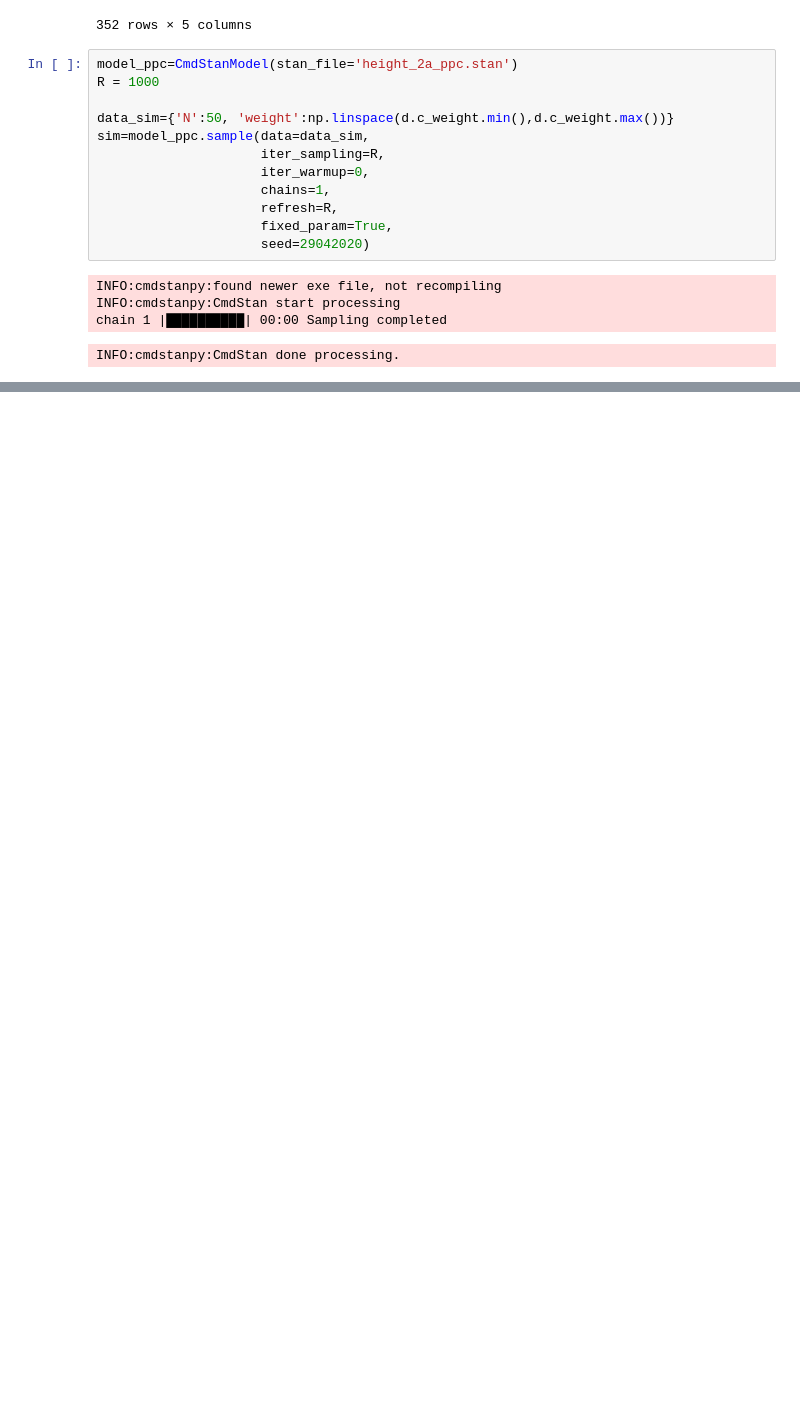
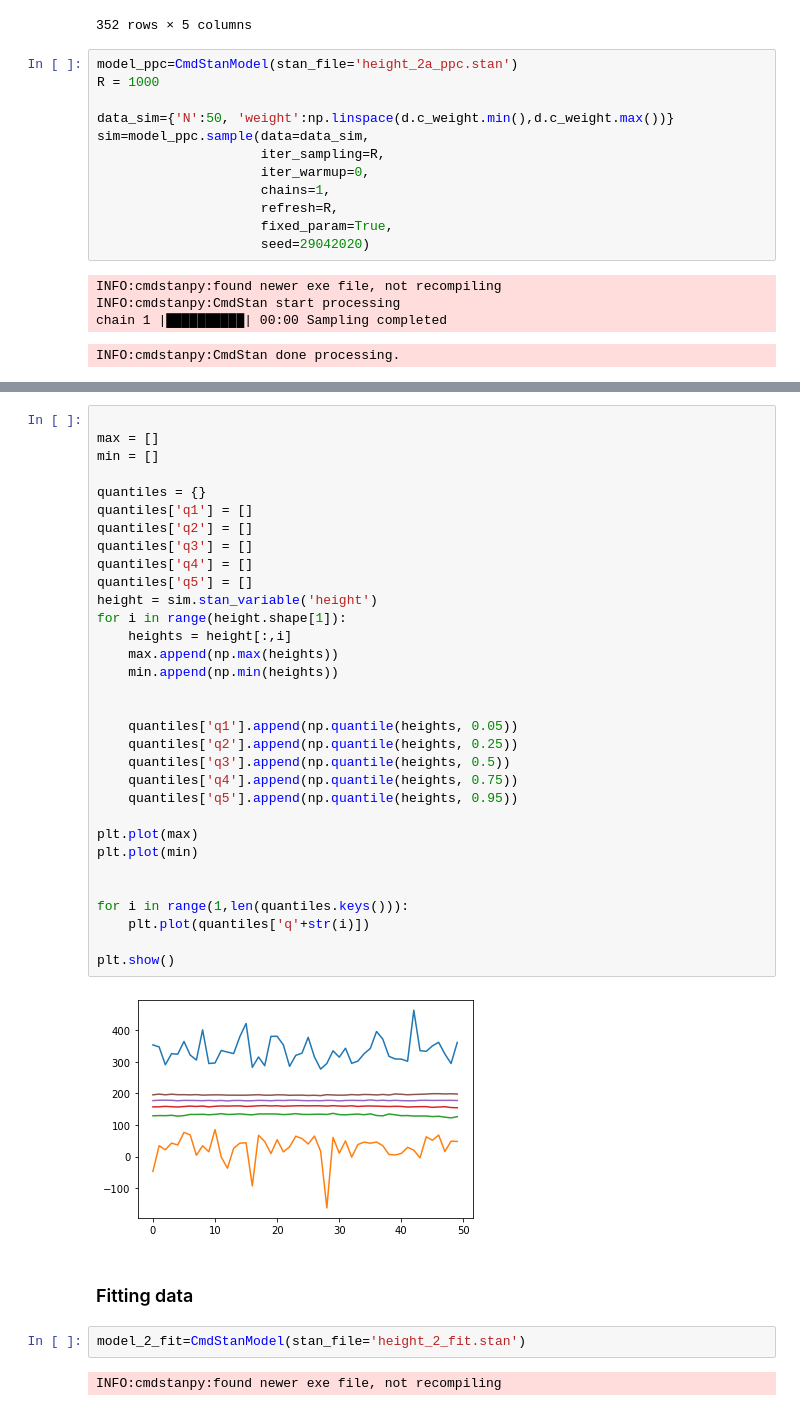
Before and after one commit to majedsuliman/Data-analysis, a Jupyter notebook: Lab4/Ex1.ipynb, the cells around one changed output, grey strips where cells are left out. Drawn from its saved outputs; the diff is of its cells as text; blank space fills up the shorter version.

```diff
--- a/Lab4/Ex1.ipynb
+++ b/Lab4/Ex1.ipynb
@@ -211,0 +271,40 @@ df
+# %%
+
+max = []
+min = []
+
+quantiles = {}
+quantiles['q1'] = []
+quantiles['q2'] = []
+quantiles['q3'] = []
+quantiles['q4'] = []
+quantiles['q5'] = []
+height = sim.stan_variable('height')
+for i in range(height.shape[1]):
+    heights = height[:,i]
+    max.append(np.max(heights))
+    min.append(np.min(heights))
+
+
+    quantiles['q1'].append(np.quantile(heights, 0.05))
+    quantiles['q2'].append(np.quantile(heights, 0.25))
+    quantiles['q3'].append(np.quantile(heights, 0.5))
+    quantiles['q4'].append(np.quantile(heights, 0.75))
+    quantiles['q5'].append(np.quantile(heights, 0.95))
+
+plt.plot(max)
+plt.plot(min)
+
+
+for i in range(1,len(quantiles.keys())):
+    plt.plot(quantiles['q'+str(i)])
+
+plt.show()
+# %% [output]
+[figure, added]
+# %% [markdown]
+### Fitting data
+# %%
+model_2_fit=CmdStanModel(stan_file='height_2_fit.stan')
+# %% [output]
+INFO:cmdstanpy:found newer exe file, not recompiling
```
Also changed, not shown: parts of 16 cells of this notebook, 8 other files.
